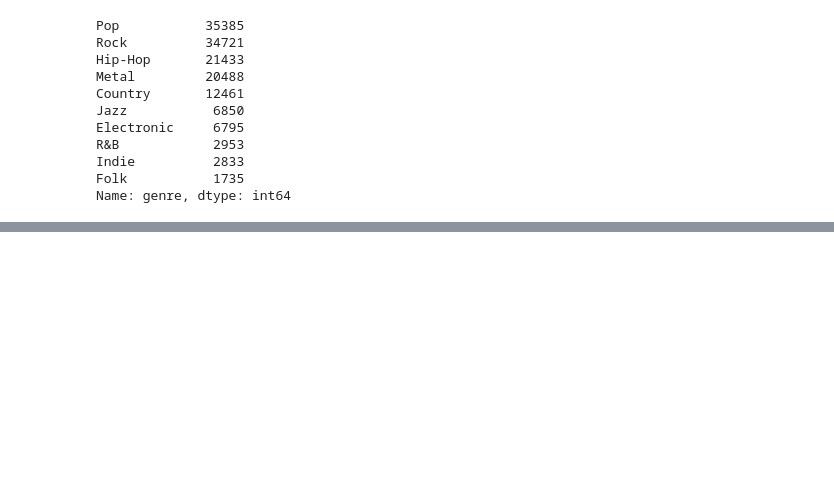
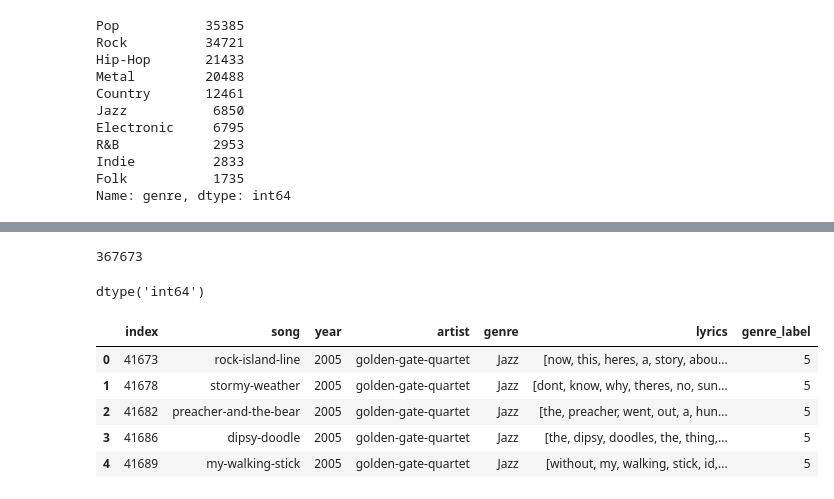
Before and after one commit to jeffreyb92/lyric-analysis, a Jupyter notebook: LyricsAssessment.ipynb, the cells around one changed output, grey strips where cells are left out. Cells and saved outputs as stored; diff of their text form; code cells hidden in the pictures; blank space fills up the shorter version.

```diff
--- a/LyricsAssessment.ipynb
+++ b/LyricsAssessment.ipynb
@@ -356,0 +460,3 @@ lyrics.to_csv("lyricstwo.csv", index=False)
+# %%
+wordfreq1 = {k: v for k, v in sorted(wordfreq.items(), key=lambda item: item[1], reverse=True)}
+wordfreq1
@@ -356,0 +481,4 @@ lyrics.to_csv("lyricstwo.csv", index=False)
+# %%
+len(wordfreq1)
+# %% [output]
+367673
@@ -356,0 +501,4 @@ lyrics.to_csv("lyricstwo.csv", index=False)
+# %%
+lyricvector.dtype
+# %% [output]
+dtype('int64')
@@ -356,0 +507,9 @@ lyrics.to_csv("lyricstwo.csv", index=False)
+# %%
+lyricstwo.head()
+# %% [output]
+|  | index | song | year | artist | genre | lyrics | genre_label |
+| 0 | 41673 | rock-island-line | 2005 | golden-gate-quartet | Jazz | [now, this, heres, a, story, abou... | 5 |
+| 1 | 41678 | stormy-weather | 2005 | golden-gate-quartet | Jazz | [dont, know, why, theres, no, sun... | 5 |
+| 2 | 41682 | preacher-and-the-bear | 2005 | golden-gate-quartet | Jazz | [the, preacher, went, out, a, hun... | 5 |
+| 3 | 41686 | dipsy-doodle | 2005 | golden-gate-quartet | Jazz | [the, dipsy, doodles, the, thing,... | 5 |
+| 4 | 41689 | my-walking-stick | 2005 | golden-gate-quartet | Jazz | [without, my, walking, stick, id,... | 5 |
```
Also changed, not shown: parts of 25 cells of this notebook, 1 other file.
